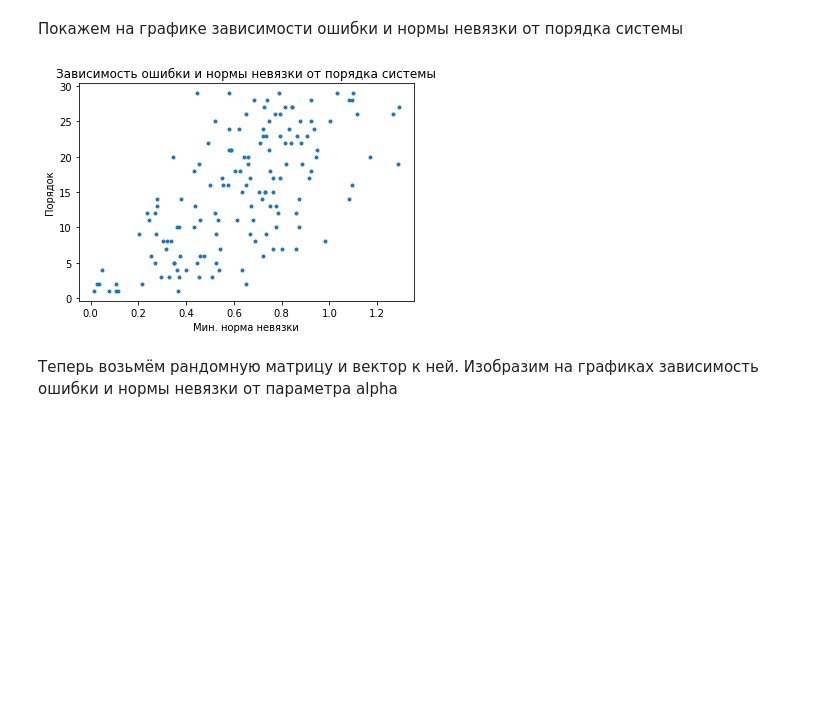
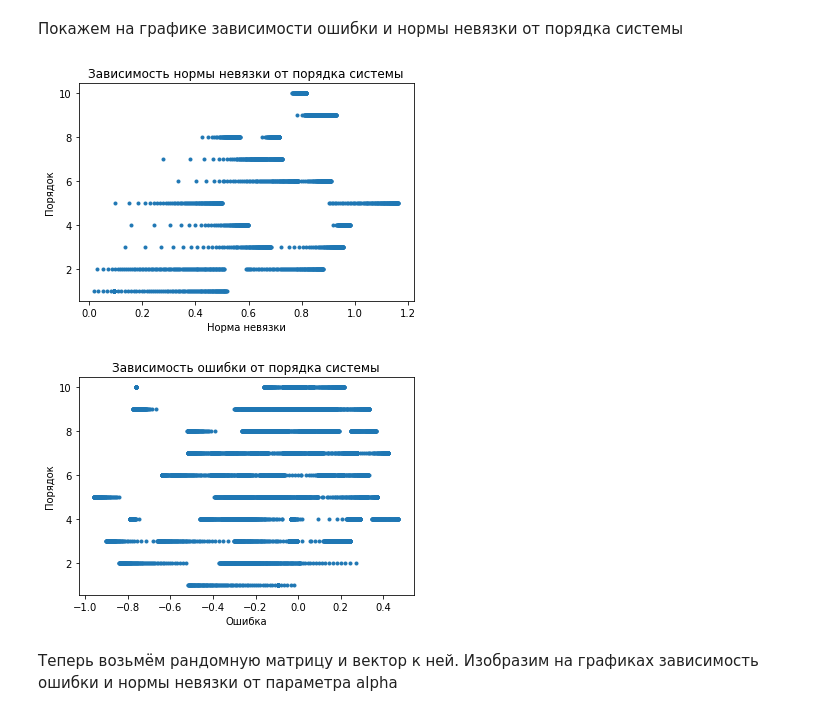
Before and after one commit to srselivan/skm, a Jupyter notebook: Регуляризация Тихонова.ipynb, the cells around one changed output. Saved outputs shown, nothing was run; the diff lists cells and outputs as text; code cells hidden in the pictures; blank space fills up the shorter version.

```diff
--- a/Регуляризация Тихонова.ipynb
+++ b/Регуляризация Тихонова.ipynb
@@ -35,49 +35,61 @@ def tikhonov(A, b, alpha):
   E = np.eye(A.shape[0])
   x = np.array([])
   discr = np.array([])
+  n_discr = np.array([])
   for i in alpha:
     x_column = linalg.solve(A.transpose().dot(A) + i*E, A.transpose().dot(b))
     if i == alpha[0]:
       x = x_column
     else:
       x = np.hstack((x, x_column))
-    discr = np.append(discr, linalg.norm(A.dot(x_column) - b))
-  discr0 = min(discr)
-  x0 = x[ :, list(discr).index(discr0)]
-  alpha0 = alpha[list(discr).index(discr0)]
-  return x0, discr0, alpha0, x, discr
+    discr = np.append(discr, A.dot(x_column) - b)
+    n_discr = np.append(n_discr, linalg.norm(A.dot(x_column) - b))
+  discr0 = min(n_discr)
+  x0 = x[ :, list(n_discr).index(discr0)]
+  alpha0 = alpha[list(n_discr).index(discr0)]
+  return x0, discr0, alpha0, x, discr, n_discr
 # %% [markdown]
 Создание плохообусловленных систем из № 8, создание векторов для них
 # %%
 Univ = [] # Массив матриц А
 UnivB = [] # Массив векторов b
 UnivShapes = [] # Массив размерностей A
-for i in range(5, 150):
-  A = np.tril(np.random.rand(i//5,i//5)).dot(np.triu(np.random.rand(i//5,i//5)))
+UnivShapesD = np.array([])
+for i in range(2, 21):
+  A = np.tril(np.random.rand(i//2,i//2)).dot(np.triu(np.random.rand(i//2,i//2)))
   Univ.append(A)
-  UnivB.append(np.random.rand(i//5,1))
-  UnivShapes.append(int(A.shape[0]))
+  UnivB.append(np.random.rand(i//2,1))
+  UnivShapes = np.append(UnivShapes ,np.full((100,),int(A.shape[0])))
+  UnivShapesD = np.append(UnivShapesD, np.full((A.shape[0]*100,),int(A.shape[0])))
 # %% [markdown]
 Создаём переменную alpha, которая содержит в себе набор параметров регуляризации
 # %%
-alpha = np.linspace(0.01, 1, 500)
+alpha = np.linspace(0.01, 1, 100)
 # %% [markdown]
 Решим системы:
 # %%
-discrs = []
+discrs = np.array([]) #Массив ошибок
+n_discrs = np.array([]) # Массив норм невязок
 for i in range(0, len(Univ)):
-  x0, discr0, alpha0, x, discr = tikhonov(Univ[i], UnivB[i], alpha)
-  discrs.append(discr0)
+  x0, discr0, alpha0, x, discr, n_discr = tikhonov(Univ[i], UnivB[i], alpha)
+  discrs = np.append(discrs, discr)
+  n_discrs = np.append(n_discrs, n_discr)
 # %% [markdown]
 Покажем на графике зависимости ошибки и нормы невязки от порядка системы
 # %%
-plt.xlabel("Мин. норма невязки")
+plt.xlabel("Норма невязки")
 plt.ylabel("Порядок")
-plt.title("Зависимость ошибки и нормы невязки от порядка системы")
-plt.plot(discrs, UnivShapes, '.')
+plt.title("Зависимость нормы невязки от порядка системы")
+plt.plot(n_discrs, UnivShapes, '.')
+plt.show()
+plt.xlabel("Ошибка")
+plt.ylabel("Порядок")
+plt.title("Зависимость ошибки от порядка системы")
+plt.plot(discrs, UnivShapesD, '.')
 pass
 # %% [output]
-[figure, old version]
+[figure, new version]
+[figure, added]
 # %% [markdown]
 Теперь возьмём рандомную матрицу и вектор к ней. Изобразим на графиках зависимость ошибки и нормы невязки от параметра alpha
 # %%
```
Also changed, not shown: parts of 1 cell of this notebook.
